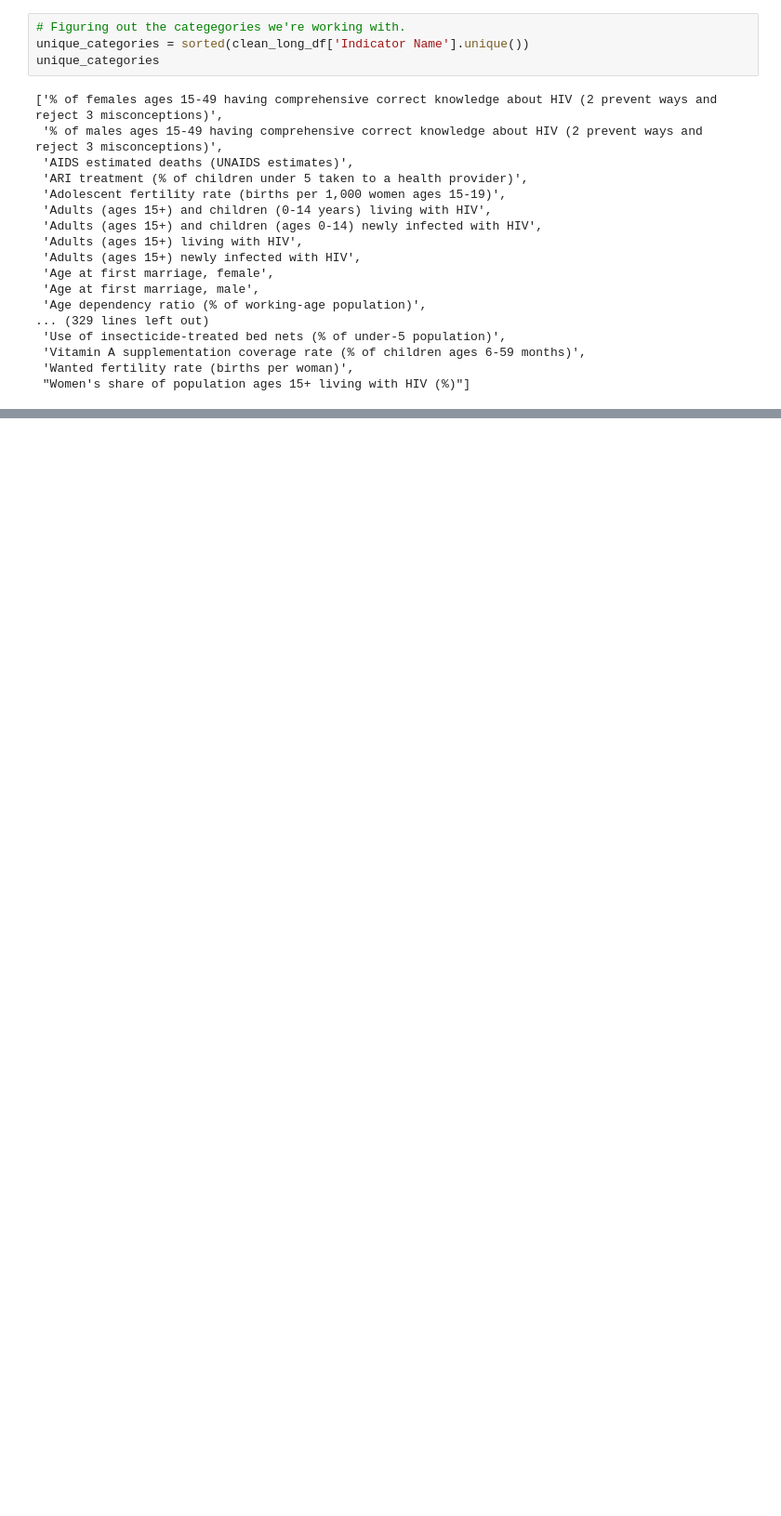
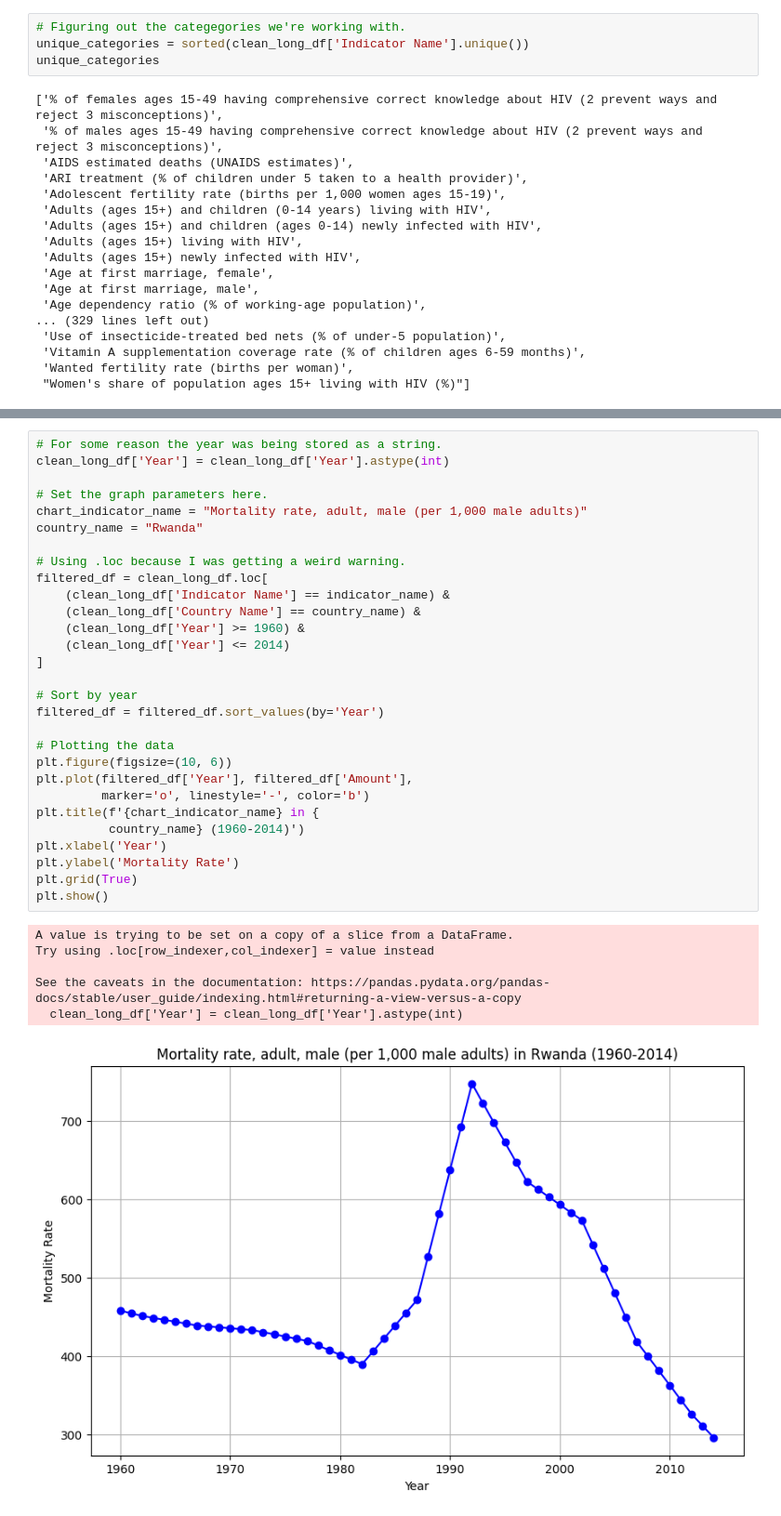
Before and after one commit to Kerokus/g1-eda-case-study, a Jupyter notebook: datatest.ipynb, the cells around one changed output, grey strips where cells are left out. Shown: that part at 93% size. Cells and saved outputs as stored; diff of their text form; blank space fills up the shorter version.

Commit message:
Added a chart. Go me.

```diff
--- a/datatest.ipynb
+++ b/datatest.ipynb
@@ -118,0 +164,36 @@ Sample data for Mortality rate, adult, male (per 1,000 male adults):
+# %%
+# For some reason the year was being stored as a string.
+clean_long_df['Year'] = clean_long_df['Year'].astype(int)
+
+# Set the graph parameters here.
+chart_indicator_name = "Mortality rate, adult, male (per 1,000 male adults)"
+country_name = "Rwanda"
+
+# Using .loc because I was getting a weird warning.
+filtered_df = clean_long_df.loc[
+    (clean_long_df['Indicator Name'] == indicator_name) &
+    (clean_long_df['Country Name'] == country_name) &
+    (clean_long_df['Year'] >= 1960) &
+    (clean_long_df['Year'] <= 2014)
+]
+
+# Sort by year
+filtered_df = filtered_df.sort_values(by='Year')
+
+# Plotting the data
+plt.figure(figsize=(10, 6))
+plt.plot(filtered_df['Year'], filtered_df['Amount'],
+         marker='o', linestyle='-', color='b')
+plt.title(f'{chart_indicator_name} in {
+          country_name} (1960-2014)')
+plt.xlabel('Year')
+plt.ylabel('Mortality Rate')
+plt.grid(True)
+plt.show()
+# %% [output]
+A value is trying to be set on a copy of a slice from a DataFrame.
+Try using .loc[row_indexer,col_indexer] = value instead
+
+See the caveats in the documentation: https://pandas.pydata.org/pandas-docs/stable/user_guide/indexing.html#returning-a-view-versus-a-copy
+  clean_long_df['Year'] = clean_long_df['Year'].astype(int)
+[figure, added]
```
Also changed, not shown: parts of 5 cells of this notebook.
